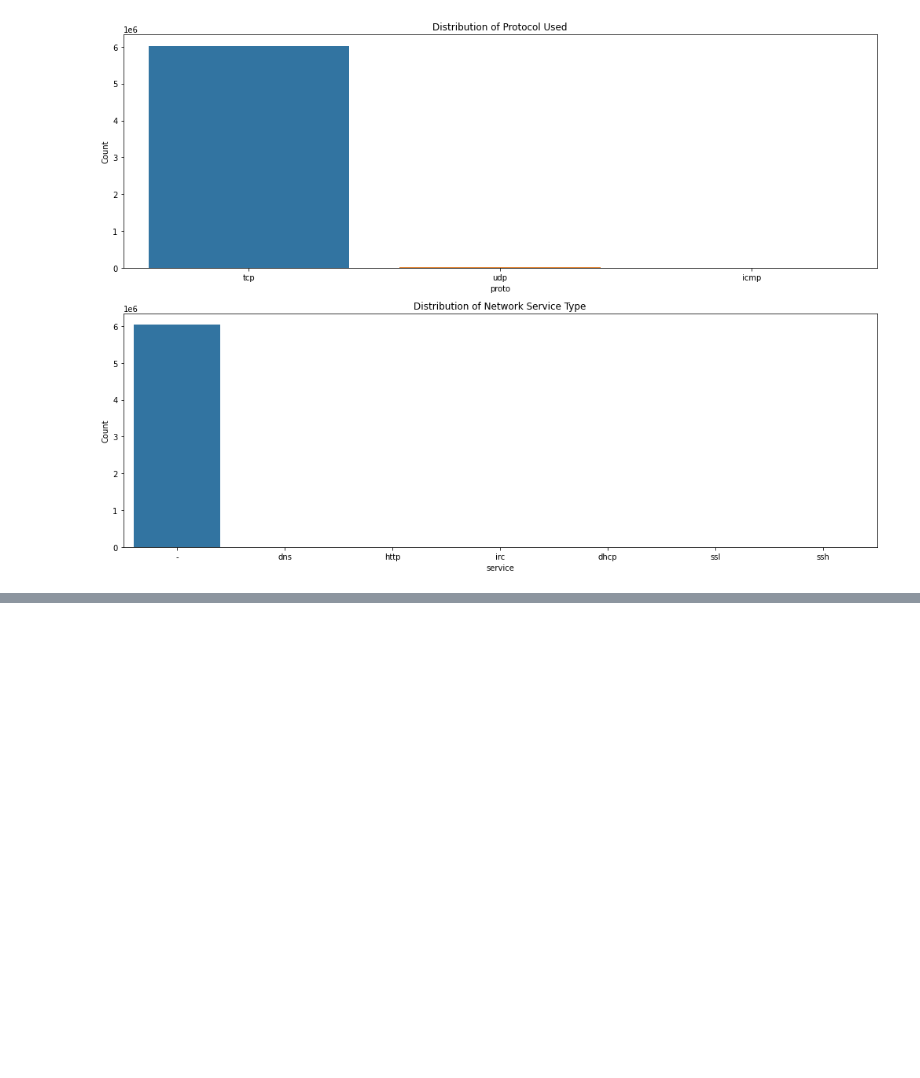
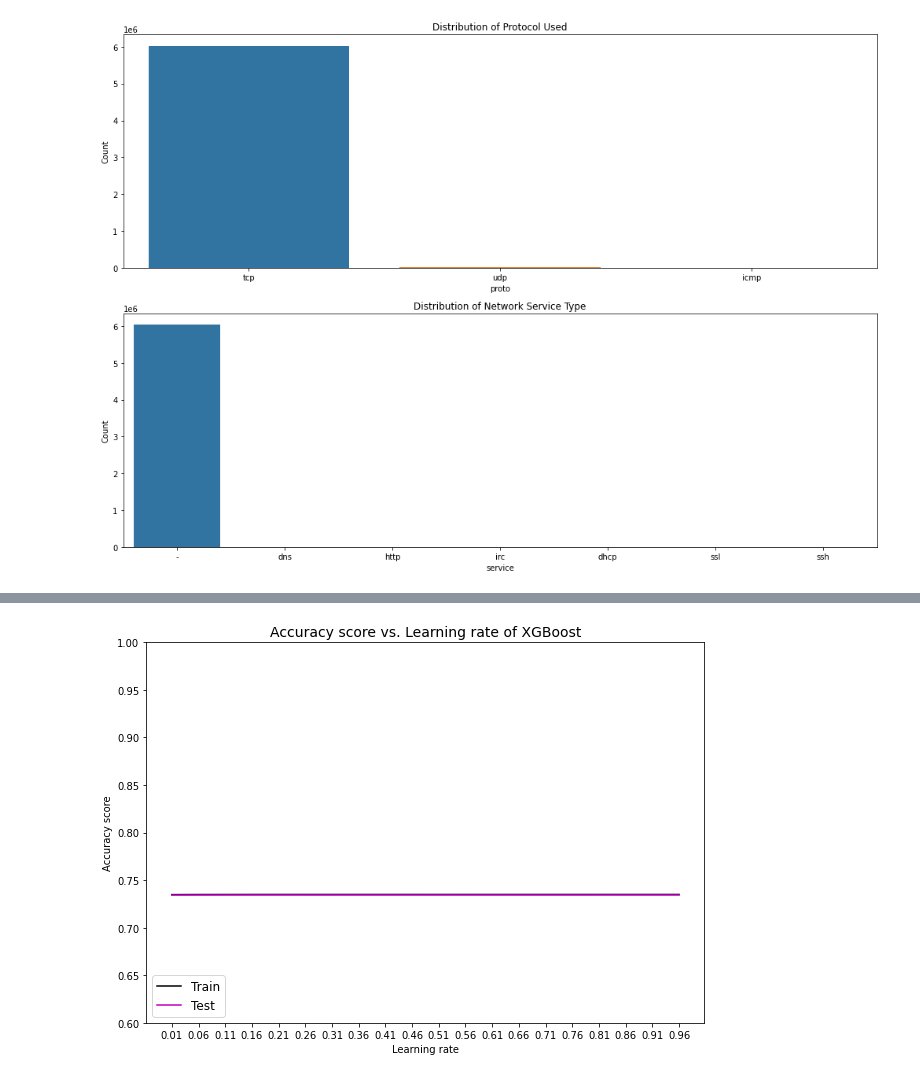
Before and after one commit to Chane2023/Malicious-Software-Prediction, a Jupyter notebook: notebooks/Malicious Software Prediction.ipynb, the cells around one changed output, grey strips where cells are left out. Cells and saved outputs as stored; diff of their text form; code cells hidden in the pictures; blank space fills up the shorter version.

```diff
--- a/notebooks/Data Exploration and EDA.ipynb
+++ b/notebooks/Malicious Software Prediction.ipynb
@@ -327,0 +486,3 @@ plt.show()
+# %%
+# Creating a eval dataset
+X_test, X_eval, y_test, y_eval = train_test_split(X_test, y_test, test_size=0.25, random_state=41)
@@ -327,0 +491,8 @@ plt.show()
+# %%
+# Decision tree Classifier
+treeclassifier = DecisionTreeClassifier()
+# %%
+treeclassifier.fit(X_train, y_train)
+y_pred = treeclassifier.predict(X_test)
+score = treeclassifier.score(X_test,y_test)
+print(score)
@@ -327,0 +515,23 @@ plt.show()
+# %%
+# XGBoost Classifier
+learning_rate_range = np.arange(0.01, 1, 0.05)
+test_XG = []
+train_XG = []
+for lr in learning_rate_range:
+    xgb_classifier = xgb.XGBClassifier(eta = lr)
+    xgb_classifier.fit(X_train, y_train)
+    train_XG.append(xgb_classifier.score(X_train, y_train))
+    test_XG.append(xgb_classifier.score(X_test, y_test))
+# %%
+fig = plt.figure(figsize=(10, 7))
+plt.plot(learning_rate_range, train_XG, c='black', label='Train')
+plt.plot(learning_rate_range, test_XG, c='m', label='Test')
+plt.xlabel('Learning rate')
+plt.xticks(learning_rate_range)
+plt.ylabel('Accuracy score')
+plt.ylim(0.6, 1)
+plt.legend(prop={'size': 12}, loc=3)
+plt.title('Accuracy score vs. Learning rate of XGBoost', size=14)
+plt.show()
+# %% [output]
+[figure, added]
```
Also changed, not shown: parts of 51 cells of this notebook.
